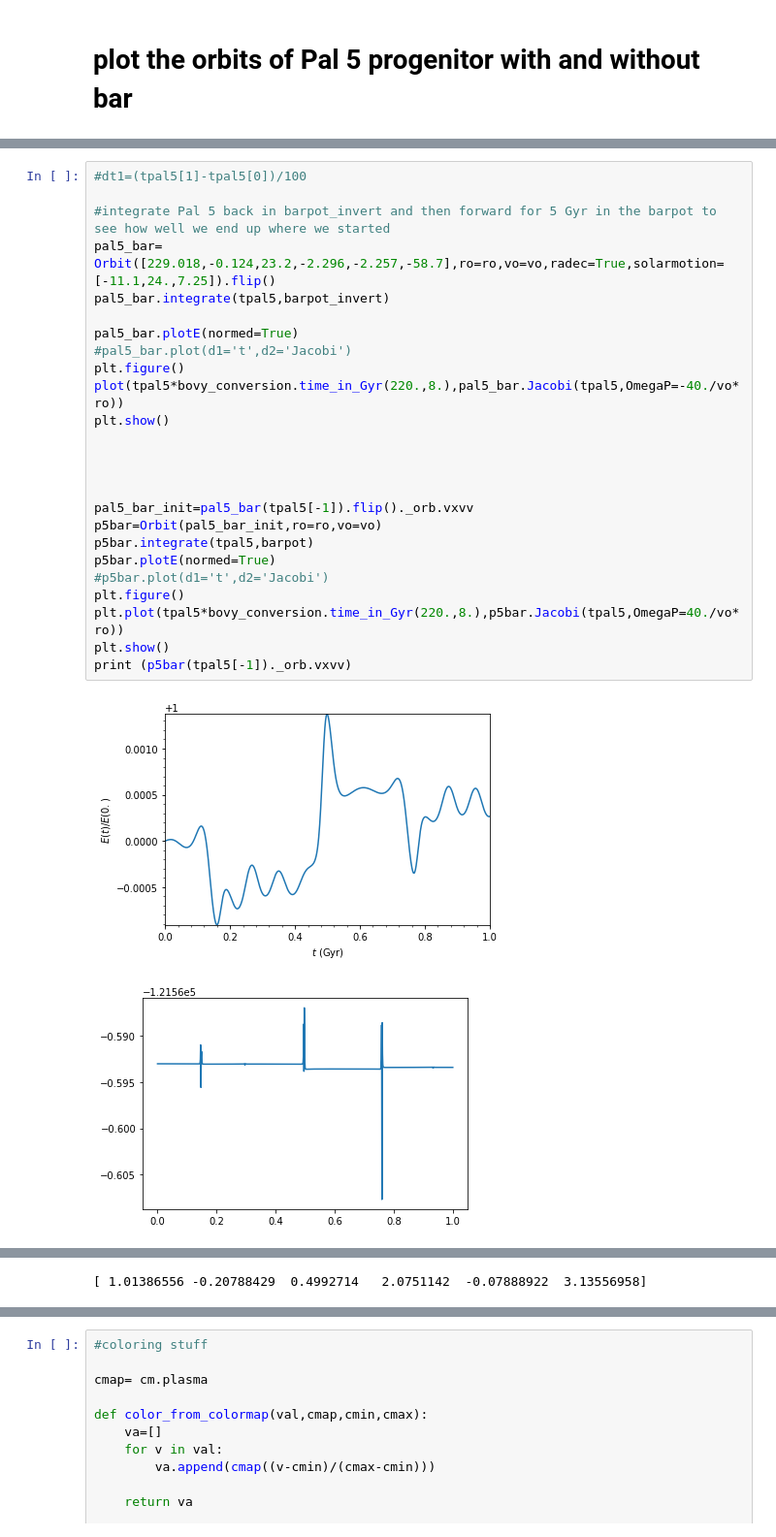
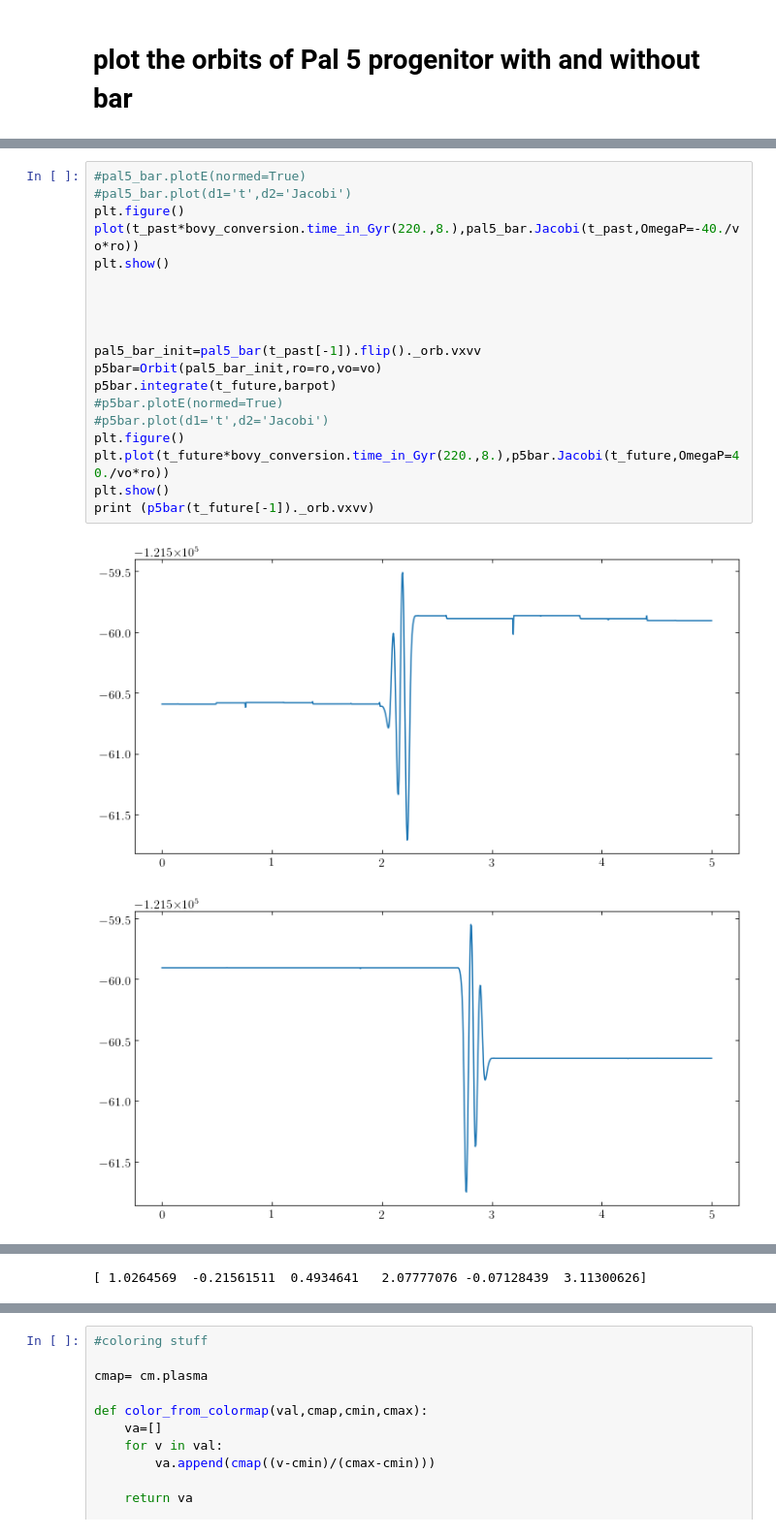
Before and after one commit to nbanik/Baryonic-effects-on-Pal5, a Jupyter notebook: bar_growth_perturb_Pal5_orbit.ipynb, the cells around one changed output, grey strips where cells are left out. Shown at 97% size. Drawn from its saved outputs; the diff is of its cells as text.

Commit message:
Pal5 orbit in barpot and nobarpot

```diff
--- a/bar_growth_perturb_Pal5_orbit.ipynb
+++ b/bar_growth_perturb_Pal5_orbit.ipynb
@@ -127,28 +145,22 @@ print (p5nobar(tpal5[-1])._orb.vxvv)
 # %%
-#dt1=(tpal5[1]-tpal5[0])/100
-
-#integrate Pal 5 back in barpot_invert and then forward for 5 Gyr in the barpot to see how well we end up where we started
-pal5_bar= Orbit([229.018,-0.124,23.2,-2.296,-2.257,-58.7],ro=ro,vo=vo,radec=True,solarmotion=[-11.1,24.,7.25]).flip()
-pal5_bar.integrate(tpal5,barpot_invert)
-
-pal5_bar.plotE(normed=True)
+#pal5_bar.plotE(normed=True)
 #pal5_bar.plot(d1='t',d2='Jacobi')
 plt.figure()
-plot(tpal5*bovy_conversion.time_in_Gyr(220.,8.),pal5_bar.Jacobi(tpal5,OmegaP=-40./vo*ro))
+plot(t_past*bovy_conversion.time_in_Gyr(220.,8.),pal5_bar.Jacobi(t_past,OmegaP=-40./vo*ro))
 plt.show()
 
 
 
 
-pal5_bar_init=pal5_bar(tpal5[-1]).flip()._orb.vxvv
+pal5_bar_init=pal5_bar(t_past[-1]).flip()._orb.vxvv
 p5bar=Orbit(pal5_bar_init,ro=ro,vo=vo)
-p5bar.integrate(tpal5,barpot)
-p5bar.plotE(normed=True)
+p5bar.integrate(t_future,barpot)
+#p5bar.plotE(normed=True)
 #p5bar.plot(d1='t',d2='Jacobi')
 plt.figure()
-plt.plot(tpal5*bovy_conversion.time_in_Gyr(220.,8.),p5bar.Jacobi(tpal5,OmegaP=40./vo*ro))
+plt.plot(t_future*bovy_conversion.time_in_Gyr(220.,8.),p5bar.Jacobi(t_future,OmegaP=40./vo*ro))
 plt.show()
-print (p5bar(tpal5[-1])._orb.vxvv)
+print (p5bar(t_future[-1])._orb.vxvv)
 # %% [output]
-[figure, old version]
+[figure, new version]
-[figure, old version]
+[figure, new version]
@@ -157,4 +167,4 @@ print (p5bar(tpal5[-1])._orb.vxvv)
-[ 1.01386556 -0.20788429  0.4992714   2.0751142  -0.07888922  3.13556958]
+[ 1.0264569  -0.21561511  0.4934641   2.07777076 -0.07128439  3.11300626]
 # %%
 #plot their orbits
 bovy_plot.bovy_print(axes_labelsize=18.,xtick_labelsize=14.,ytick_labelsize=14.)
```
Also changed, not shown: parts of 17 cells of this notebook.
